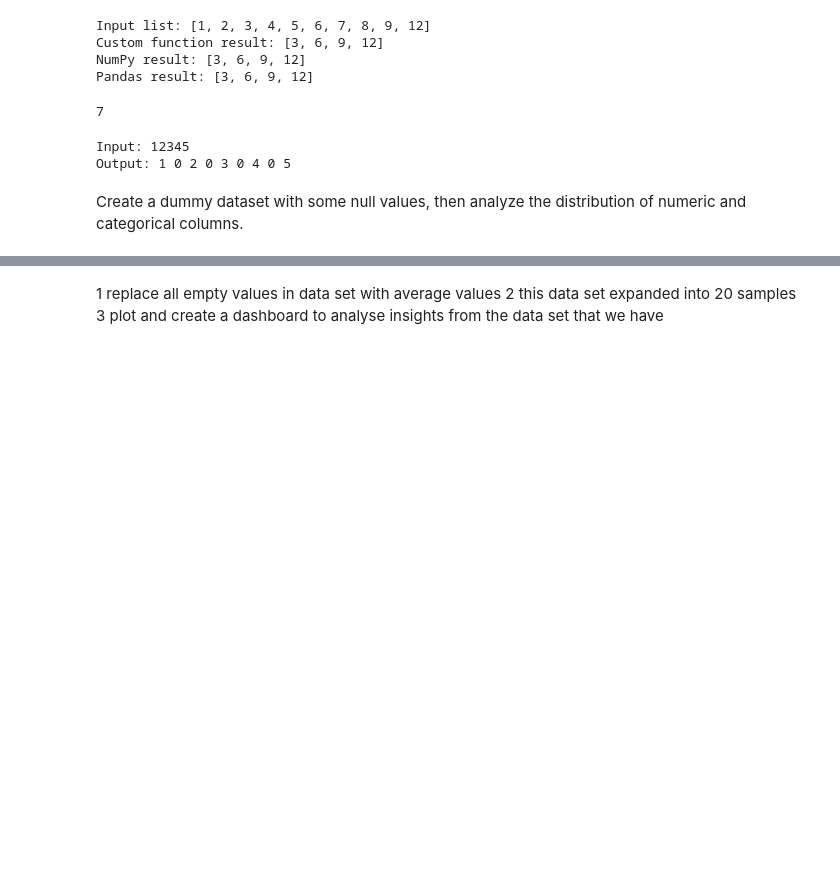
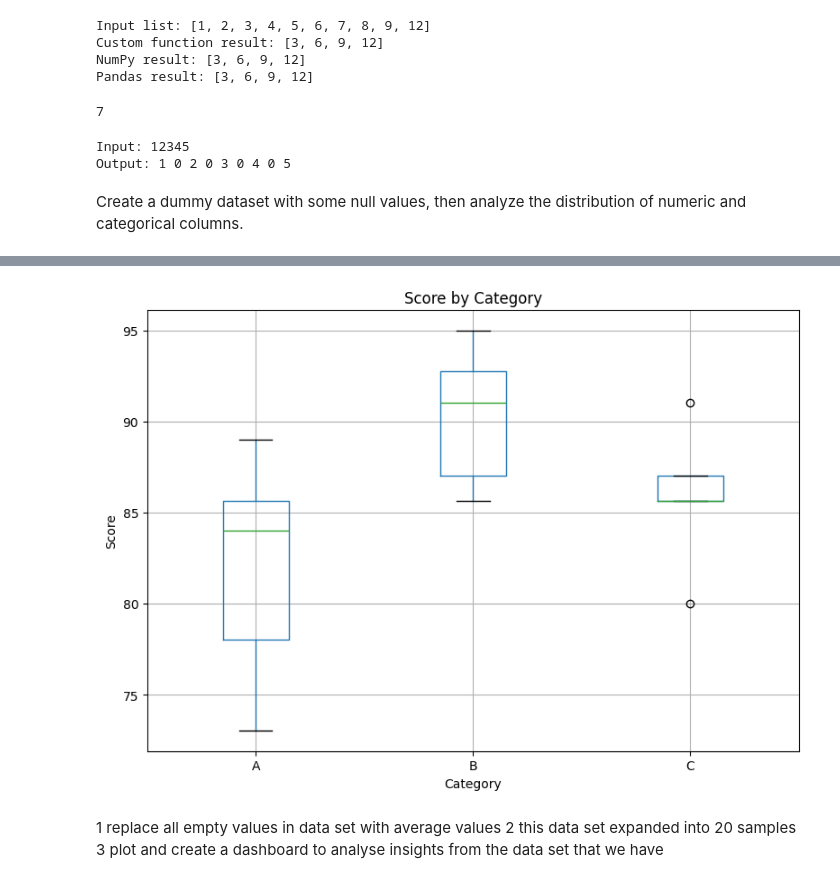
Before and after one commit to djalaaa777/deltaaiproject, a Jupyter notebook: Python.ipynb, the cells around one changed output, grey strips where cells are left out. Saved outputs shown, nothing was run; the diff lists cells and outputs as text; code cells hidden in the pictures; blank space fills up the shorter version.

```diff
--- a/Python.ipynb
+++ b/Python.ipynb
@@ -83,14 +83,24 @@ import pandas as pd
 
 # Create a dummy dataset with intentional null values
 dummy_data = pd.DataFrame({
-    'id': range(1, 11),
-    'age': [25, 30, None, 22, 45, 34, None, 29, 40, 31],
-    'score': [88, 92, 77, 85, None, 90, 73, None, 82, 95],
-    'category': ['A', 'B', 'A', None, 'C', 'B', 'A', 'C', None, 'B'],
-    'purchase_amount': [120.5, None, 85.0, 100.0, 75.5, 95.0, None, 110.0, 130.0, 120.0]
+    'id': range(1, 21),
+    'age': [25, 30, None, 22, 45, 34, None, 29, 40, 31, 28, None, 36, 33, 23, 41, None, 27, 39, 44],
+    'score': [88, 92, 77, 85, None, 90, 73, None, 82, 95, 89, 91, None, 78, 84, 87, 93, None, 80, 86],
+    'category': ['A', 'B', 'A', None, 'C', 'B', 'A', 'C', None, 'B', 'A', 'C', 'B', None, 'A', 'C', 'B', 'A', 'C', 'B'],
+    'purchase_amount': [120.5, None, 85.0, 100.0, 75.5, 95.0, None, 110.0, 130.0, 120.0, 99.0, 105.5, None, 115.0, 90.0, 108.0, None, 125.0, 98.5, 132.0]
 })
 
-print('Dummy dataset:')
+# Replace missing numeric values with the mean of each numeric column
+numeric_means = dummy_data.select_dtypes(include=['number']).mean()
+dummy_data[numeric_means.index] = dummy_data[numeric_means.index].fillna(numeric_means)
+
+# Replace missing categorical values with the most frequent category
+if 'category' in dummy_data.columns:
+    most_common_category = dummy_data['category'].mode()
+    if not most_common_category.empty:
+        dummy_data['category'] = dummy_data['category'].fillna(most_common_category.iloc[0])
+
+print('Dummy dataset after filling missing values:')
 print(dummy_data)
 print('\nNull values per column:')
 print(dummy_data.isna().sum())
@@ -138,3 +193,15 @@ Name: count, dtype: int64
+# %%
+# Box plot: Category vs Score
+fig, ax = plt.subplots(figsize=(8, 6))
+dummy_data.boxplot(column='score', by='category', ax=ax)
+ax.set_title('Score by Category')
+ax.set_xlabel('Category')
+ax.set_ylabel('Score')
+plt.suptitle('')
+plt.tight_layout()
+plt.show()
+# %% [output]
+[figure, added]
 # %% [markdown]
 1 replace all empty values in data set with average values
 2 this data set expanded into 20 samples
```
Also changed, not shown: parts of 3 cells of this notebook, 2 other files.
